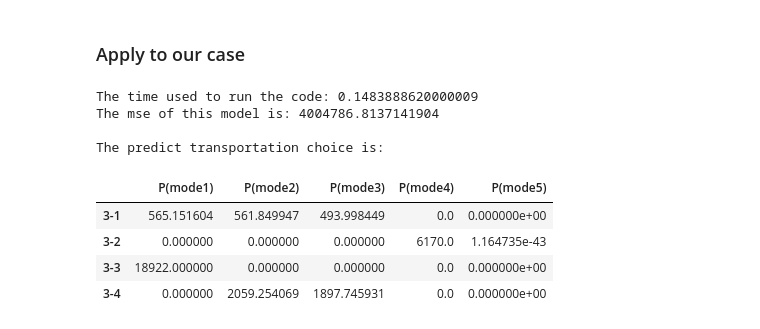
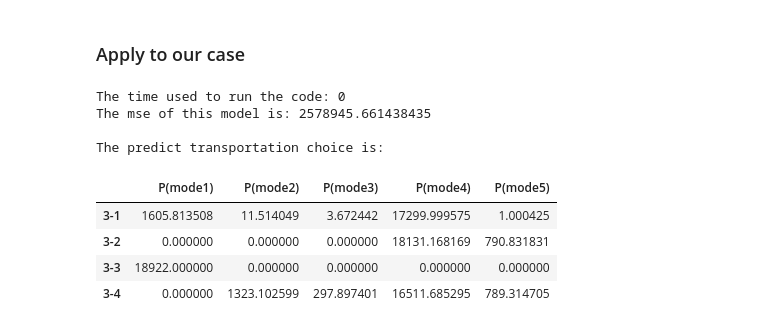
Before and after one commit to Rufei-Sheng/Manhattan-Congestion-Surcharge-Capstone, a Jupyter notebook: modeling/modeling_update.ipynb, the cells around one changed output. Saved outputs shown, nothing was run; the diff lists cells and outputs as text; code cells hidden in the pictures.

Commit message:
Add modelling test code

```diff
--- a/modeling/modeling_update.ipynb
+++ b/modeling/modeling_update.ipynb
@@ -20,7 +23,8 @@ acs.head()
 # %%
 mode_data = pd.read_csv('final_allMode_with_wage.csv', index_col=0).set_index('ODpair')
 mode_data = mode_data.dropna()
-mode_data.head()
+mode_data['duration'] = mode_data.duration/60
+mode_data.head(10)
 # %% [output]
 |  | PUlocationID | DOlocationID | duration | price | 2500 | 7500 | 12500 | 17500 | 22500 | 30000 | ... |
 | ODpair |  |  |  |  |  |  |  |  |  |  | ... |
@@ -97,21 +124,21 @@ def apply_model(T, nestList, wageList, Lambda, dataAll):
     '''
     apply to our case
     '''
-    import timeit
+
     start = timeit.default_timer()
 
     ODpair_list = list(dataAll.index.unique())
+#     print(len(ODpair_list))
     p = []
-    for i in ODpair_list: #indentify OD pair
+    for i in tqdm(ODpair_list,position=0): #identify OD pair
         dataOD = dataAll[dataAll.index==i]
         modeList = list(dataOD['mode'])
         nestList = list(dataOD['nest'])
-
         pop_OD = [] #store the results under each OD pair
-        for wage in wageList:
+        for wage in (wageList):
             dictVj, dictIVk, deno = denoSum(T, set(nestList), wage, Lambda, dataOD)
             pop_mode = [] #store the results under each OD pair and each wage
-            for i in range(1,6):
+            for i in (range(1,6)):
                 if i in modeList: #not all modes appear in every OD pair
                     pop = dataOD[wage].mean() * probability(i, nestList[modeList.index(i)], T, dictVj, dictIVk, deno)
                     if np.isnan(pop) == True: #if predicted population is nan, replace it as 0, means no people choose
@@ -140,7 +167,7 @@ def compare_with_ground_truth(predictdf, truedf):
     '''
     import numpy as np
     # makesure predictdf and truedf have the same formats
-    for col in predictdf.columns:
+    for col in (predictdf.columns):
         predictdf[col] = predictdf[col].astype(float)
     predictdf = predictdf.fillna(0)
     predictdf = predictdf.replace([np.inf, -np.inf], np.nan)
@@ -154,37 +181,37 @@ def compare_with_ground_truth(predictdf, truedf):
     data_compare = data_compare.dropna()
 
     mse = 0
-    for i in range(1,6):
-        msei = (data_compare[data_compare.columns[i]] - data_compare[data_compare.columns[i+5]])**2
+    for i in (range(1,6)):
+        msei = sum((data_compare[data_compare.columns[i]] - data_compare[data_compare.columns[i+5]])**2)
     mse += msei
     return float(mse)
 # %%
 #choose ODpair 3-1 to test the algrithm whether bug-free:
-T1 = 2500
+T1 = 10
 T2 = 1
 T3 = 1
 T = {1:T1, 2:T2, 3:T3} #Tao for each nest
 Lambda = 2
 nestList = [1, 2, 3]
 wagelist = ['2500', '7500', '12500', '17500', '22500', '30000', '42500', '62500', '87500', '125000', '225000']
 testdf = mode_data[mode_data.index.isin(list(mode_data.index[:10]))] #test OD pair 3-1,3-2,3-3,3-4
 
 predict_choice_test, timeslot_test = apply_model(T, nestList, wagelist, Lambda, testdf)
 mse_test = compare_with_ground_truth(predict_choice_test, acs)
 print('The time used to run the code:', timeslot_test)
 print('The mse of this model is:', mse_test)
 print()
 print('The predict transportation choice is:')
 predict_choice_test
 # %% [output]
-The time used to run the code: 0.1483888620000009
-The mse of this model is: 4004786.8137141904
+The time used to run the code: 0
+The mse of this model is: 2578945.661438435
 
 The predict transportation choice is:
 |  | P(mode1) | P(mode2) | P(mode3) | P(mode4) | P(mode5) |
-| 3-1 | 565.151604 | 561.849947 | 493.998449 | 0.0 | 0.000000e+00 |
-| 3-2 | 0.000000 | 0.000000 | 0.000000 | 6170.0 | 1.164735e-43 |
-| 3-3 | 18922.000000 | 0.000000 | 0.000000 | 0.0 | 0.000000e+00 |
-| 3-4 | 0.000000 | 2059.254069 | 1897.745931 | 0.0 | 0.000000e+00 |
+| 3-1 | 1605.813508 | 11.514049 | 3.672442 | 17299.999575 | 1.000425 |
+| 3-2 | 0.000000 | 0.000000 | 0.000000 | 18131.168169 | 790.831831 |
+| 3-3 | 18922.000000 | 0.000000 | 0.000000 | 0.000000 | 0.000000 |
+| 3-4 | 0.000000 | 1323.102599 | 297.897401 | 16511.685295 | 789.314705 |
 # %%
 #Run the model for the whole dataset
```
Also changed, not shown: parts of 7 cells of this notebook, 1 other file.
